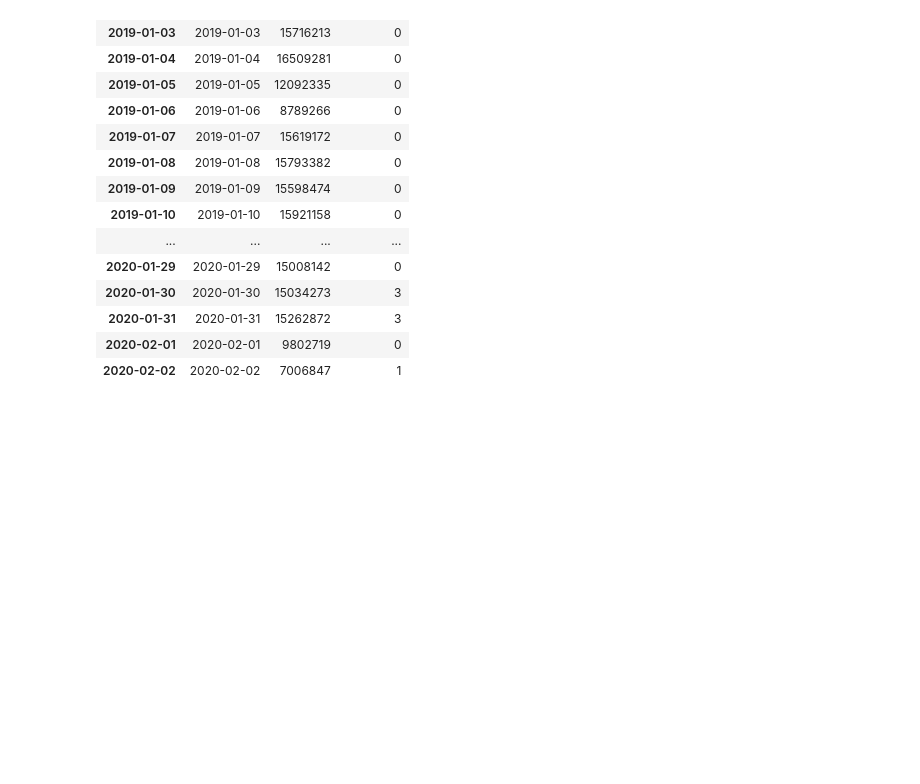
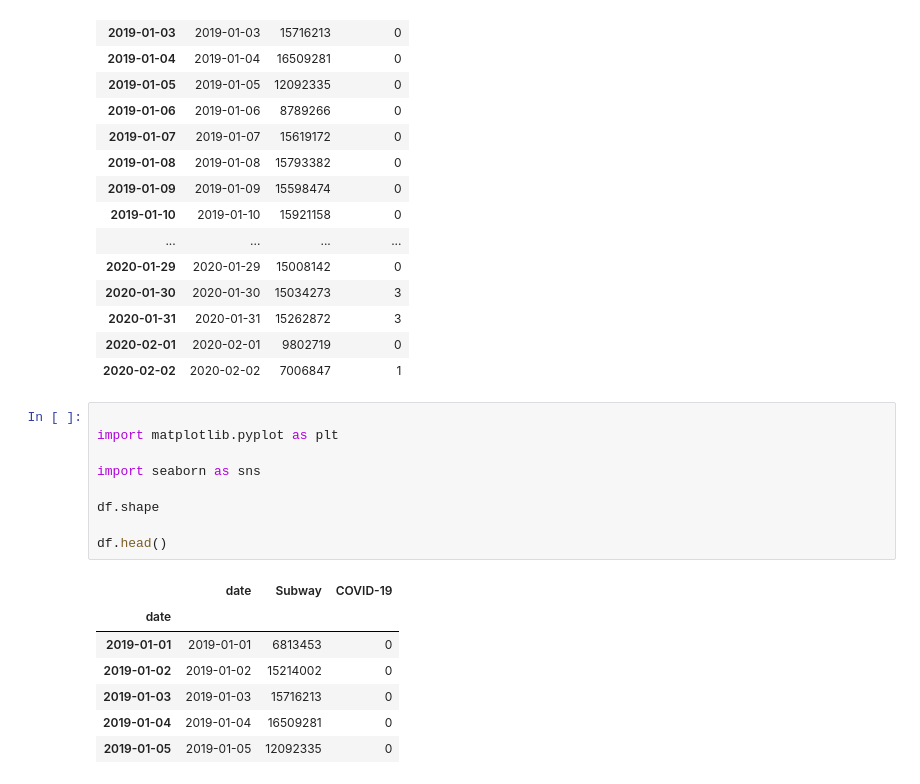
Before and after one commit to pepze21/data-visualization-PJT, a Jupyter notebook: data_preprocessing.ipynb, the cells around one changed output. Cells and saved outputs as stored; diff of their text form; blank space fills up the shorter version.

```diff
--- a/data_preprocessing.ipynb
+++ b/data_preprocessing.ipynb
@@ -144,3 +144,20 @@ df
 | 2020-01-31 | 2020-01-31 | 15262872 | 3 |
 | 2020-02-01 | 2020-02-01 | 9802719 | 0 |
 | 2020-02-02 | 2020-02-02 | 7006847 | 1 |
+# %%
+
+import matplotlib.pyplot as plt
+
+import seaborn as sns
+
+df.shape
+
+df.head()
+# %% [output]
+|  | date | Subway | COVID-19 |
+| date |  |  |  |
+| 2019-01-01 | 2019-01-01 | 6813453 | 0 |
+| 2019-01-02 | 2019-01-02 | 15214002 | 0 |
+| 2019-01-03 | 2019-01-03 | 15716213 | 0 |
+| 2019-01-04 | 2019-01-04 | 16509281 | 0 |
+| 2019-01-05 | 2019-01-05 | 12092335 | 0 |
```
Also changed, not shown: parts of 3 cells of this notebook.
